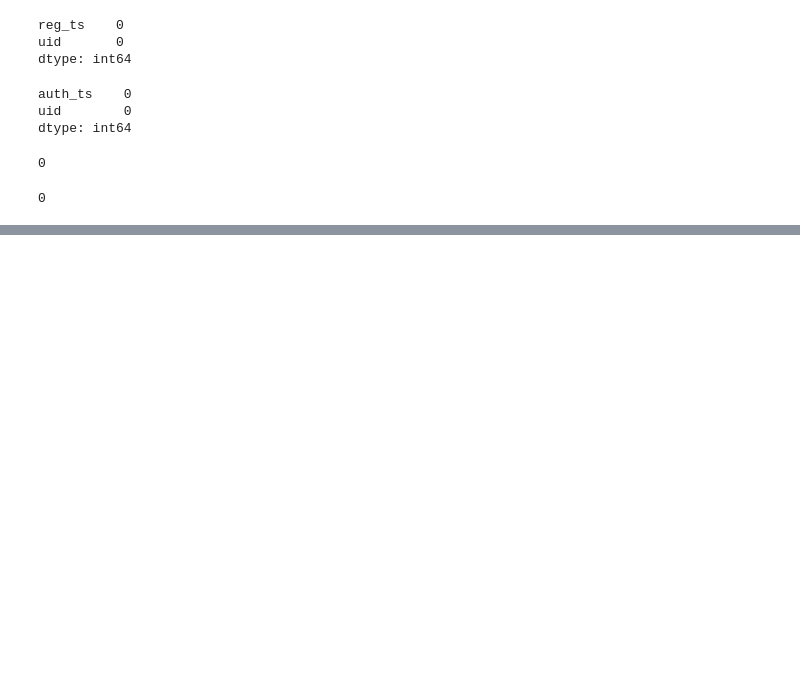
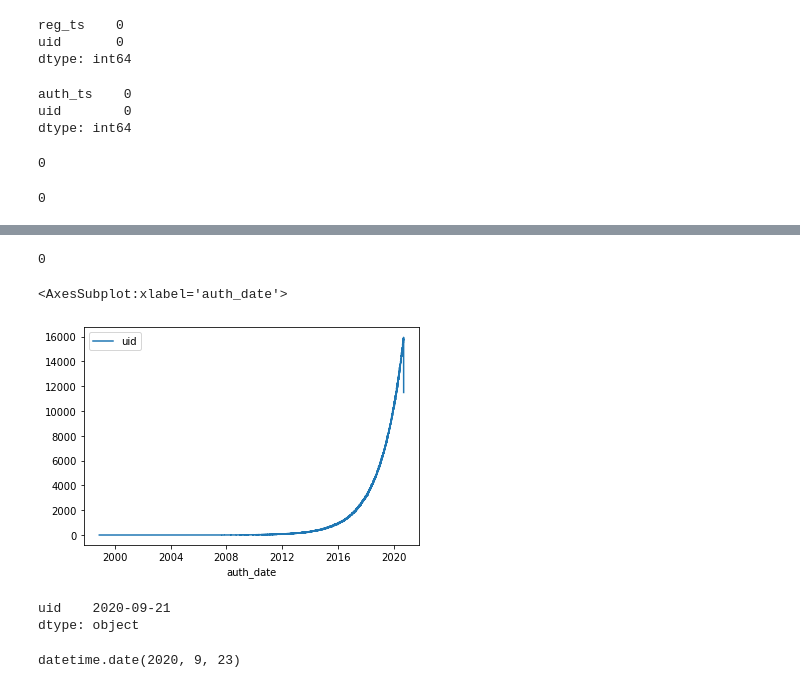
Before and after one commit to valdik04/DS_studing, a Jupyter notebook: project_1/Exercise_1.ipynb, the cells around one changed output, grey strips where cells are left out. Saved outputs shown, nothing was run; the diff lists cells and outputs as text; code cells hidden in the pictures; blank space fills up the shorter version.

```diff
--- a/project_1/Exercise_1.ipynb
+++ b/project_1/Exercise_1.ipynb
@@ -46,0 +91,19 @@ auth_data.duplicated().sum()
+# %%
+#
+(auth_data.groupby(['uid', 'auth_date']).auth_ts.count() > 1).sum()
+# %% [output]
+0
+# %%
+auth_data.groupby('auth_date').agg({'uid' : 'count'}).plot()
+# %% [output]
+<AxesSubplot:xlabel='auth_date'>
+[figure, added]
+# %%
+auth_data.groupby('auth_date').agg({'uid' : 'count'}).idxmax()
+# %% [output]
+uid    2020-09-21
+dtype: object
+# %%
+auth_data.auth_date.max()
+# %% [output]
+datetime.date(2020, 9, 23)
```
Also changed, not shown: parts of 10 cells of this notebook, 3 other files.
